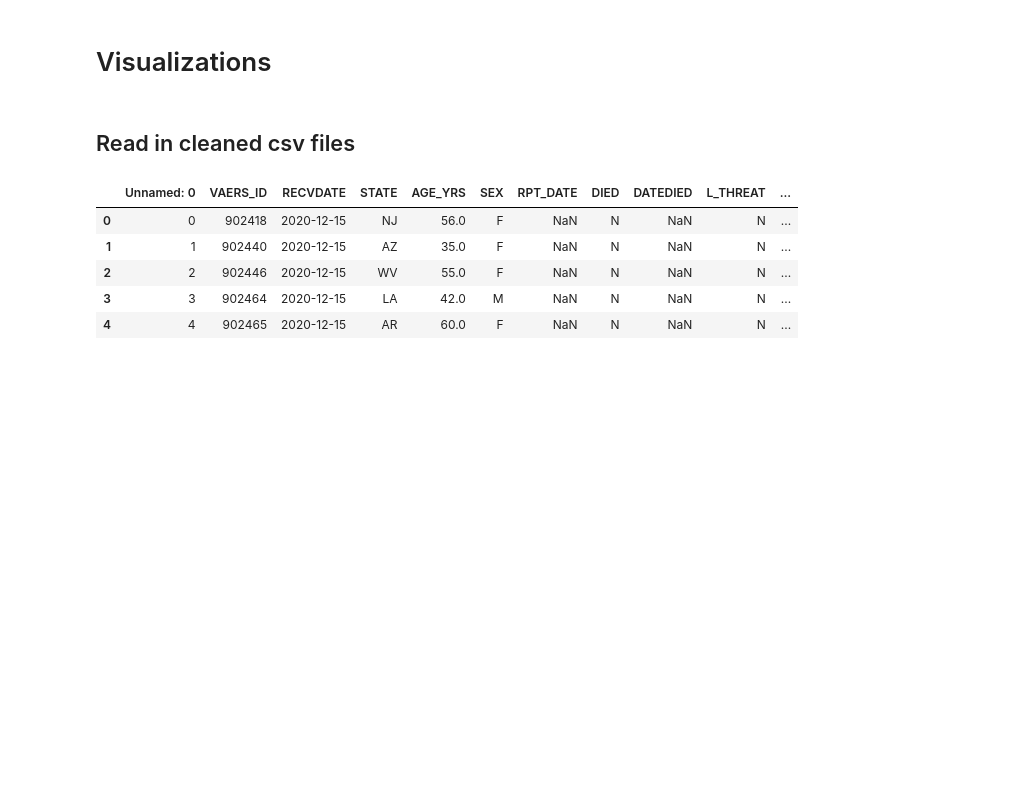
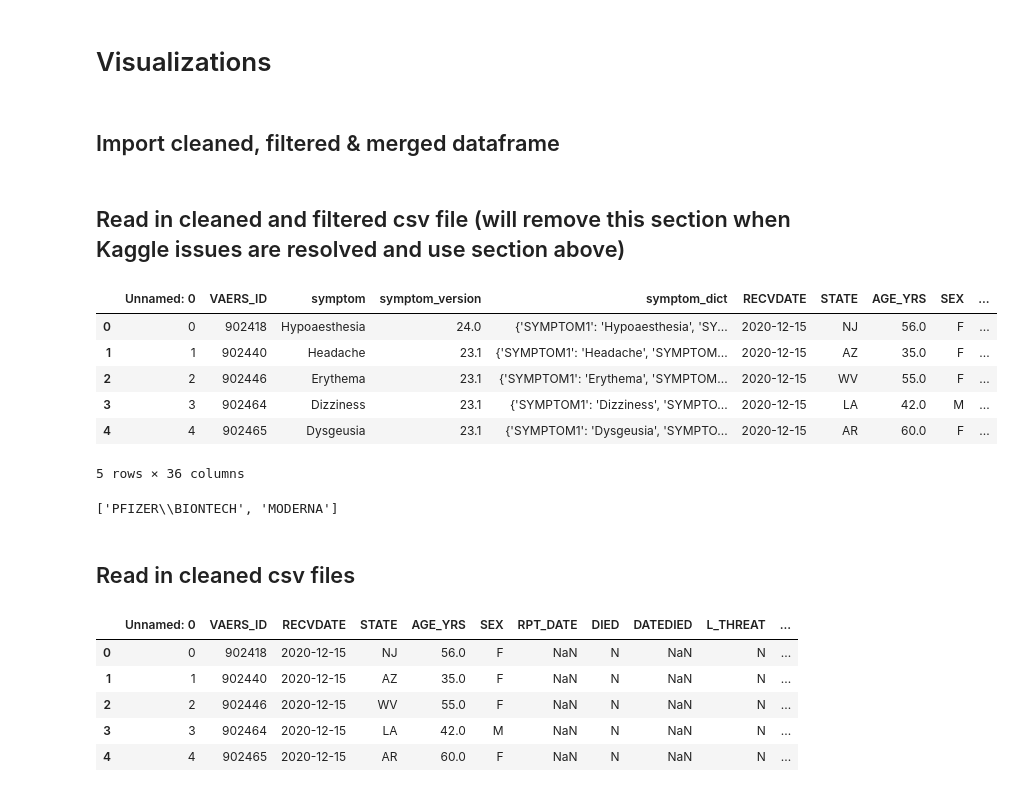
Before and after one commit to uw-msim-imt561-2026/covid-19-vaccine-adverse-reactions, a Jupyter notebook: notebooks/visualizations.ipynb, the cells around one changed output. Saved outputs shown, nothing was run; the diff lists cells and outputs as text; code cells hidden in the pictures; blank space fills up the shorter version.

Commit message:
Updating with single merged dataframe rather than multiple merged dataframes

```diff
--- a/notebooks/visualizations.ipynb
+++ b/notebooks/visualizations.ipynb
@@ -7,3 +7,5 @@ import scipy.stats as sci
 import datetime
 import seaborn as sns
 import matplotlib.pyplot as plt
+# %% [markdown]
+## Import cleaned, filtered & merged dataframe
@@ -9,0 +15,14 @@ import matplotlib.pyplot as plt
+# %% [markdown]
+## Read in cleaned and filtered csv file (will remove this section when Kaggle issues are resolved and use section above)
+# %%
+df_all_filtered = pd.read_csv('/home/ekmys/.cache/kagglehub/datasets/ayushggarg/covid19-vaccine-adverse-reactions/versions/7/alldata_filtered.csv')
+# %%
+df_all_filtered.head()
+# %% [output]
+|  | Unnamed: 0 | VAERS_ID | symptom | symptom_version | symptom_dict | RECVDATE | STATE | AGE_YRS | SEX | ... |
+| 0 | 0 | 902418 | Hypoaesthesia | 24.0 | {'SYMPTOM1': 'Hypoaesthesia', 'SY... | 2020-12-15 | NJ | 56.0 | F | ... |
+| 1 | 1 | 902440 | Headache | 23.1 | {'SYMPTOM1': 'Headache', 'SYMPTOM... | 2020-12-15 | AZ | 35.0 | F | ... |
+| 2 | 2 | 902446 | Erythema | 23.1 | {'SYMPTOM1': 'Erythema', 'SYMPTOM... | 2020-12-15 | WV | 55.0 | F | ... |
+| 3 | 3 | 902464 | Dizziness | 23.1 | {'SYMPTOM1': 'Dizziness', 'SYMPTO... | 2020-12-15 | LA | 42.0 | M | ... |
+| 4 | 4 | 902465 | Dysgeusia | 23.1 | {'SYMPTOM1': 'Dysgeusia', 'SYMPTO... | 2020-12-15 | AR | 60.0 | F | ... |
+5 rows × 36 columns
@@ -10,3 +32,8 @@ import matplotlib.pyplot as plt
+# %%
+# sanity check - make sure only Pfizer & Moderna rows remain
+print(df_all_filtered['VAX_MANU'].unique().tolist())
+# %% [output]
+['PFIZER\\BIONTECH', 'MODERNA']
 # %% [markdown]
 ## Read in cleaned csv files
 # %%
```
Also changed, not shown: parts of 5 cells of this notebook.
